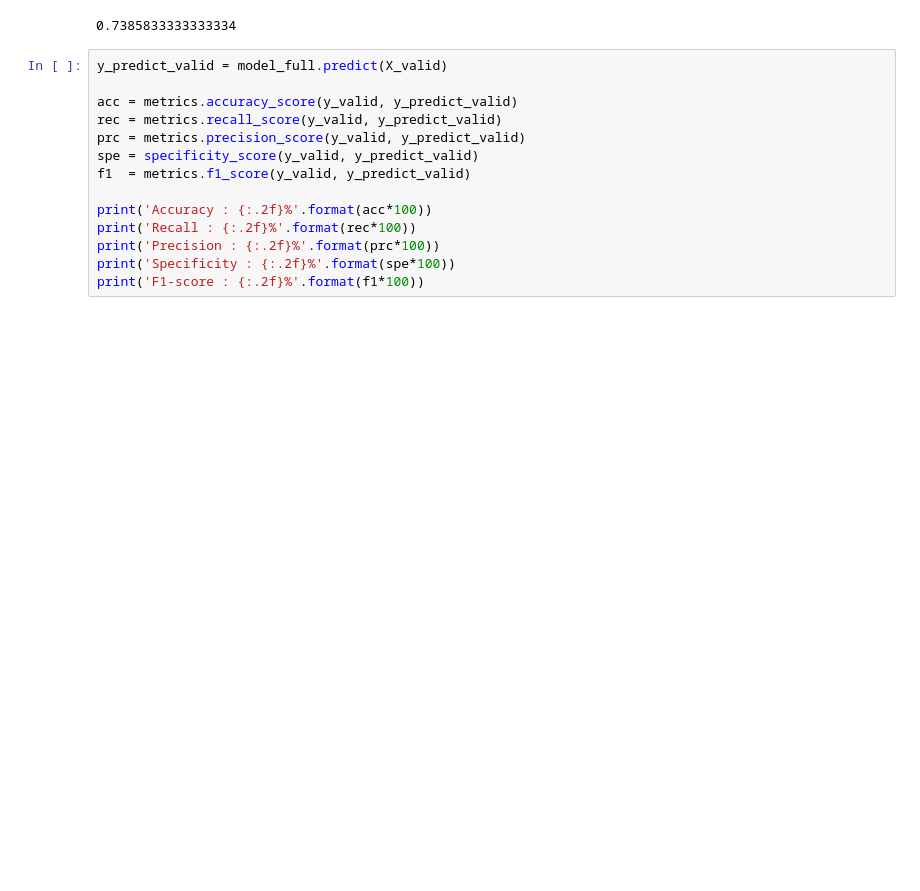
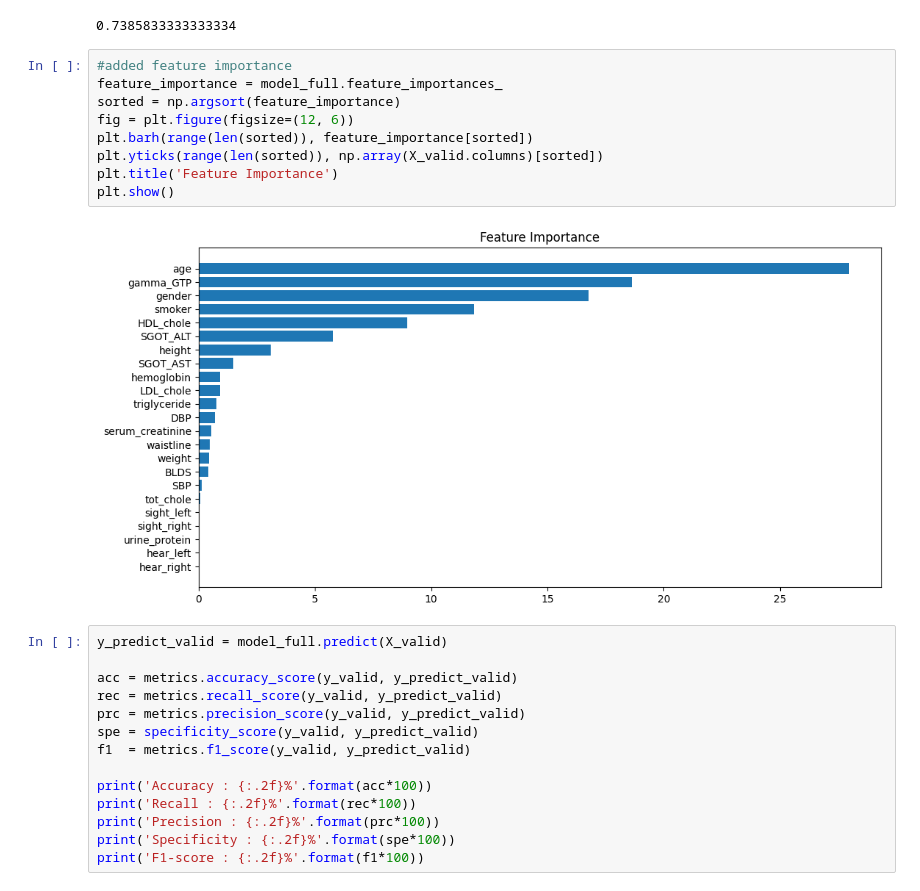
Before and after one commit to naomi-helmbold/ml-project, a Jupyter notebook: notebooks/training_drink.ipynb, the cells around one changed output. Cells and saved outputs as stored; diff of their text form; blank space fills up the shorter version.

```diff
--- a/notebooks/training_drink.ipynb
+++ b/notebooks/training_drink.ipynb
@@ -247,6 +239,17 @@ model_full.fit(X_train, y_train)
 print(model_full.score(X_valid, y_valid)) # classification accuracy on full set
 # %% [output]
 0.7385833333333334
+# %%
+#added feature importance
+feature_importance = model_full.feature_importances_
+sorted = np.argsort(feature_importance)
+fig = plt.figure(figsize=(12, 6))
+plt.barh(range(len(sorted)), feature_importance[sorted])
+plt.yticks(range(len(sorted)), np.array(X_valid.columns)[sorted])
+plt.title('Feature Importance')
+plt.show()
+# %% [output]
+[figure, added]
 # %%
 y_predict_valid = model_full.predict(X_valid)
 
```
Also changed, not shown: parts of 3 cells of this notebook, 4 other files.
